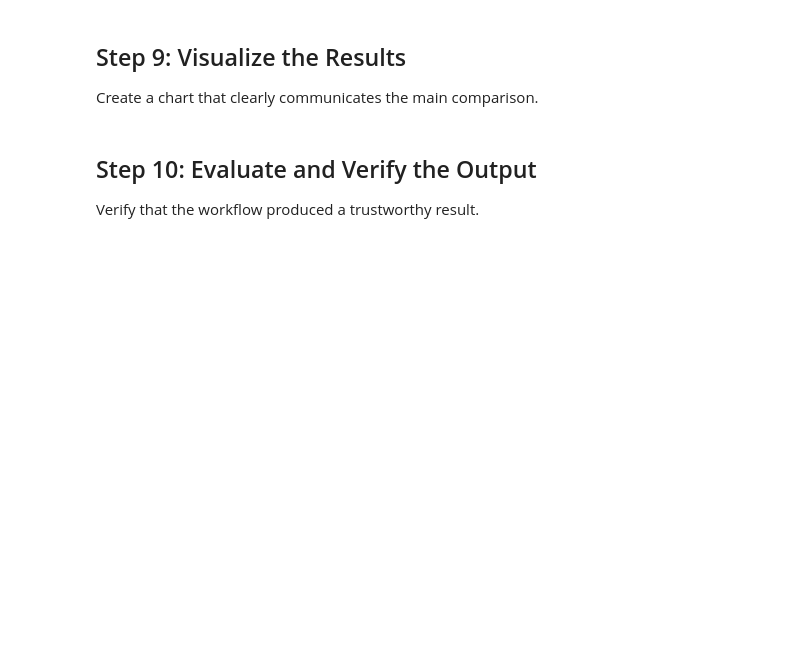
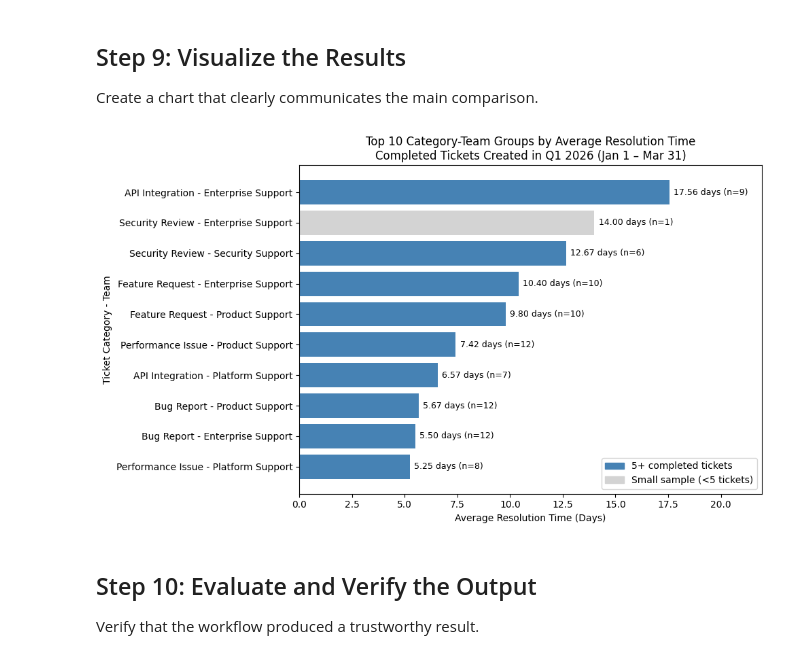
Before and after one commit to AtTieFighter23/sql_cloud_notebook_lab, a Jupyter notebook: sql_modern_workflows_lab.ipynb, the cells around one changed output. Drawn from its saved outputs; the diff is of its cells as text; code cells hidden in the pictures; blank space fills up the shorter version.

Commit message:
Complete cloud notebook workflow with analysis, verification, and HTML export

```diff
--- a/sql_modern_workflows_lab.ipynb
+++ b/sql_modern_workflows_lab.ipynb
@@ -87,0 +108,6 @@ print("Database connection created.")
+# %%
+# Google Colab only: uncomment and run this cell if your database is stored in Drive.
+# This sets db_path to your Drive location. The connection cell below will use it.
+from google.colab import drive
+drive.mount('/content/drive')
+db_path = "/content/drive/MyDrive/flatiron_sql_cloud_lab/support_operations.db"
@@ -157,6 +455,43 @@ Answer:
 Create a chart that clearly communicates the main comparison.
 # %%
 # Chart
+plt.figure(figsize=(10, 6))
+
+# Highlight small-sample groups so the chart doesn't overstate them
+bar_colors = [
+    "lightgray" if note != "OK" else "steelblue"
+    for note in top_resolution_df["sample_note"]
+]
+
+bars = plt.barh(
+    top_resolution_df["category_team"],
+    top_resolution_df["avg_resolution_days"],
+    color=bar_colors
+)
+
+# Label each bar with its average and ticket count, so values can be checked against the DataFrame
+for bar, days, n in zip(bars, top_resolution_df["avg_resolution_days"],
+                        top_resolution_df["total_completed_tickets"]):
+    plt.text(bar.get_width() + 0.2, bar.get_y() + bar.get_height() / 2,
+             f"{days:.2f} days (n={n})", va="center", fontsize=9)
+
+plt.xlabel("Average Resolution Time (Days)")
+plt.ylabel("Ticket Category - Team")
+plt.title("Top 10 Category-Team Groups by Average Resolution Time\n"
+          "Completed Tickets Created in Q1 2026 (Jan 1 – Mar 31)")
+plt.xlim(0, top_resolution_df["avg_resolution_days"].max() * 1.25)
+plt.gca().invert_yaxis()
+
+# Legend explaining the gray bar
+from matplotlib.patches import Patch
+plt.legend(handles=[Patch(color="steelblue", label="5+ completed tickets"),
+                    Patch(color="lightgray", label="Small sample (<5 tickets)")],
+           loc="lower right")
+
+plt.tight_layout()
+plt.show()
+# %% [output]
+[figure, added]
 # %% [markdown]
 ## Step 10: Evaluate and Verify the Output
 
```
Also changed, not shown: parts of 21 cells of this notebook, 2 other files.
